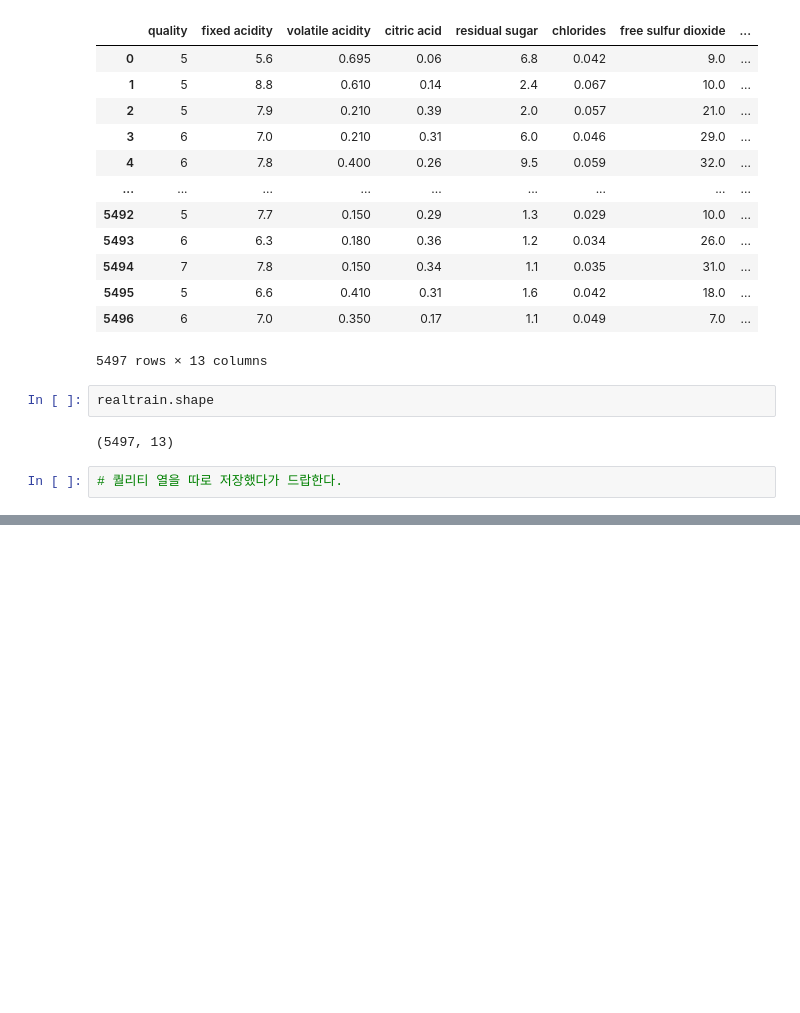
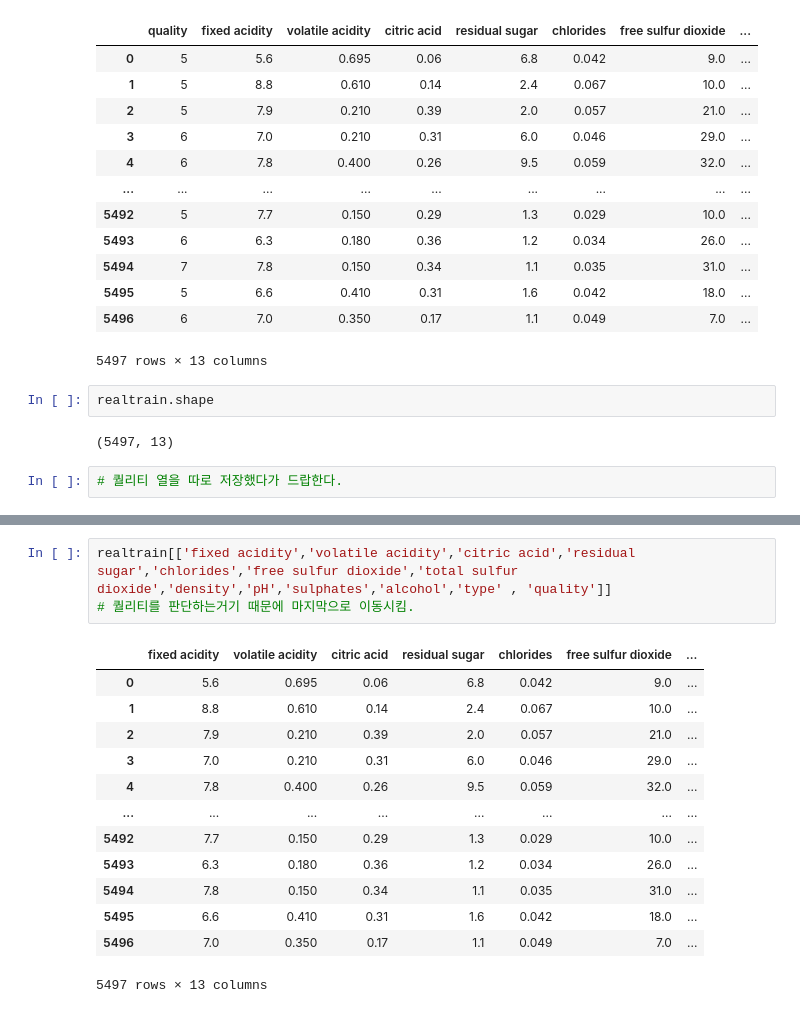
Before and after one commit to abel030/study, a Jupyter notebook: 와인_공모전_공부.ipynb, the cells around one changed output, grey strips where cells are left out. Saved outputs shown, nothing was run; the diff lists cells and outputs as text; blank space fills up the shorter version.

```diff
--- a/와인_공모전_공부.ipynb
+++ b/와인_공모전_공부.ipynb
@@ -81,0 +79,17 @@ SyntaxError: ignored
+# %%
+realtrain[['fixed acidity','volatile acidity','citric acid','residual sugar','chlorides','free sulfur dioxide','total sulfur dioxide','density','pH','sulphates','alcohol','type' , 'quality']]
+# 퀄리티를 판단하는거기 때문에 마지막으로 이동시킴.
+# %% [output]
+|  | fixed acidity | volatile acidity | citric acid | residual sugar | chlorides | free sulfur dioxide | ... |
+| 0 | 5.6 | 0.695 | 0.06 | 6.8 | 0.042 | 9.0 | ... |
+| 1 | 8.8 | 0.610 | 0.14 | 2.4 | 0.067 | 10.0 | ... |
+| 2 | 7.9 | 0.210 | 0.39 | 2.0 | 0.057 | 21.0 | ... |
+| 3 | 7.0 | 0.210 | 0.31 | 6.0 | 0.046 | 29.0 | ... |
+| 4 | 7.8 | 0.400 | 0.26 | 9.5 | 0.059 | 32.0 | ... |
+| ... | ... | ... | ... | ... | ... | ... | ... |
+| 5492 | 7.7 | 0.150 | 0.29 | 1.3 | 0.029 | 10.0 | ... |
+| 5493 | 6.3 | 0.180 | 0.36 | 1.2 | 0.034 | 26.0 | ... |
+| 5494 | 7.8 | 0.150 | 0.34 | 1.1 | 0.035 | 31.0 | ... |
+| 5495 | 6.6 | 0.410 | 0.31 | 1.6 | 0.042 | 18.0 | ... |
+| 5496 | 7.0 | 0.350 | 0.17 | 1.1 | 0.049 | 7.0 | ... |
+5497 rows × 13 columns
```
Also changed, not shown: parts of 6 cells of this notebook.
